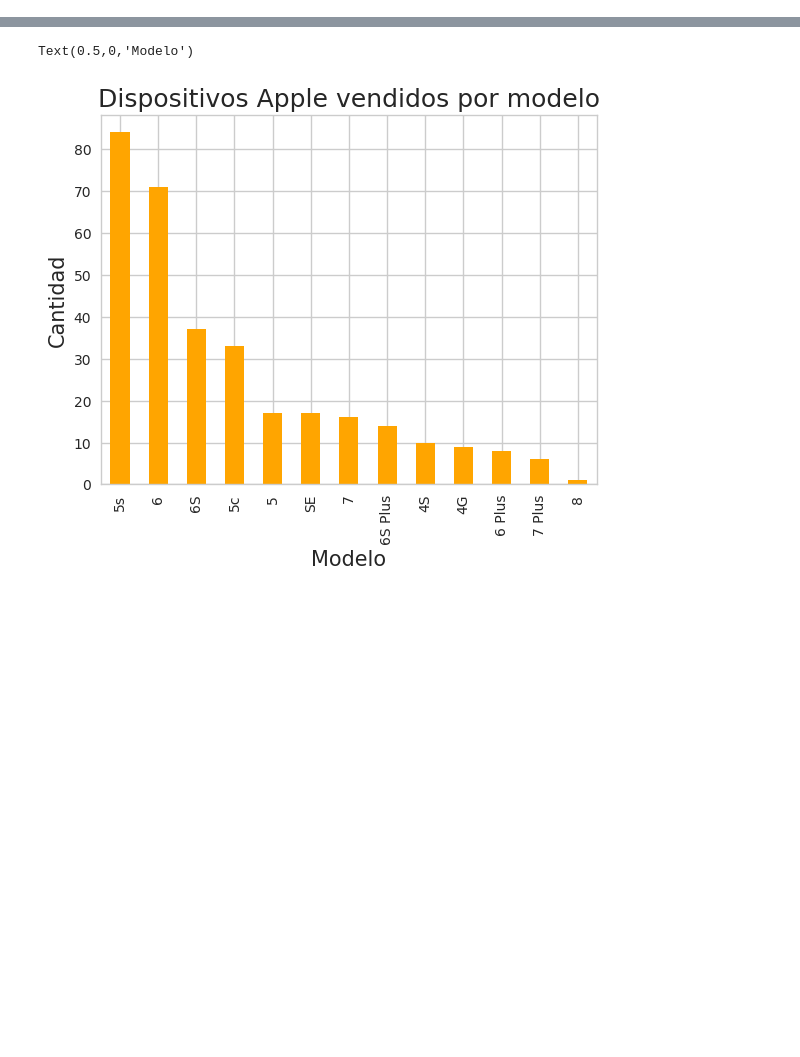
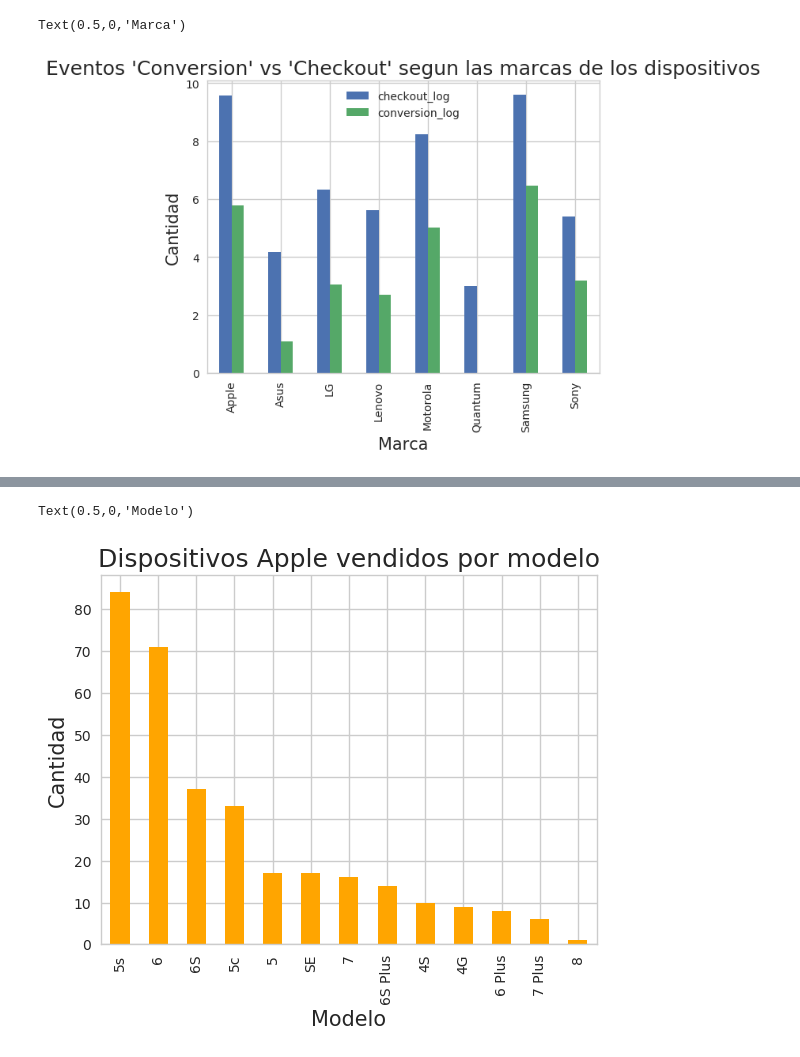
Before and after one commit to EugeFranchi/TP1_Datos, a Jupyter notebook: TpDatos.ipynb, the cells around one changed output, grey strips where cells are left out. Drawn from its saved outputs; the diff is of its cells as text; code cells hidden in the pictures; blank space fills up the shorter version.

```diff
--- a/TpDatos.ipynb
+++ b/TpDatos.ipynb
@@ -20,0 +35,11 @@ dataframe = pd.read_csv('Descargas/fiuba-trocafone-tp1-final-set/events.csv')
+# %%
+tabla1 = pd.concat([conversion],axis=1)
+tabla1.columns = ['conversion']
+tabla1['conversion_log'] = np.log(tabla1["conversion"]+1)
+
+tabla2 = pd.concat([checkout],axis=1)
+tabla2.columns = ['checkout']
+tabla2['checkout_log'] = np.log(tabla2["checkout"]+1)
+
+tabla = pd.concat([tabla2['checkout_log'],tabla1['conversion_log']],axis=1)
+tabla
@@ -21,3 +56,14 @@ dataframe = pd.read_csv('Descargas/fiuba-trocafone-tp1-final-set/events.csv')
+# %%
+'''
+Grafico de barras de ventas por marca de dispositivo.
+'''
+g = tabla.plot.bar()
+g.set_title("Eventos 'Conversion' vs 'Checkout' segun las marcas de los dispositivos", fontsize=18)
+g.set_ylabel("Cantidad", fontsize=15)
+g.set_xlabel("Marca", fontsize=15)
+# %% [output]
+Text(0.5,0,'Marca')
+[figure, added]
 # %%
 dataframe['marca'], dataframe['modelo'] = dataframe['model'].str.split(' ',1).str
 prod=dataframe[dataframe['event'] == 'conversion']
```
Also changed, not shown: parts of 13 cells of this notebook.
